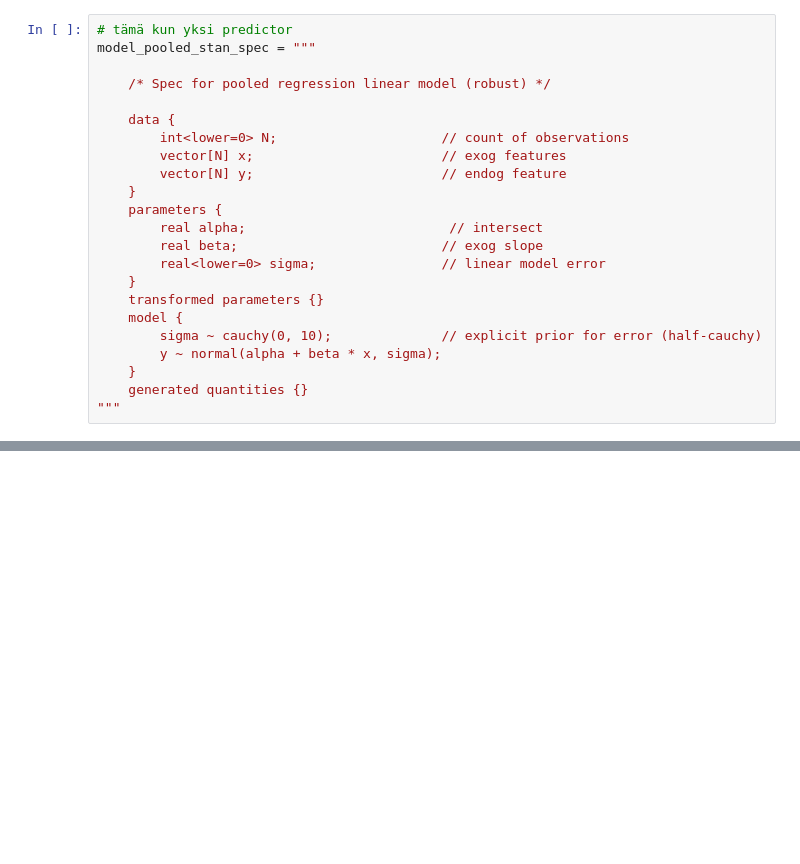
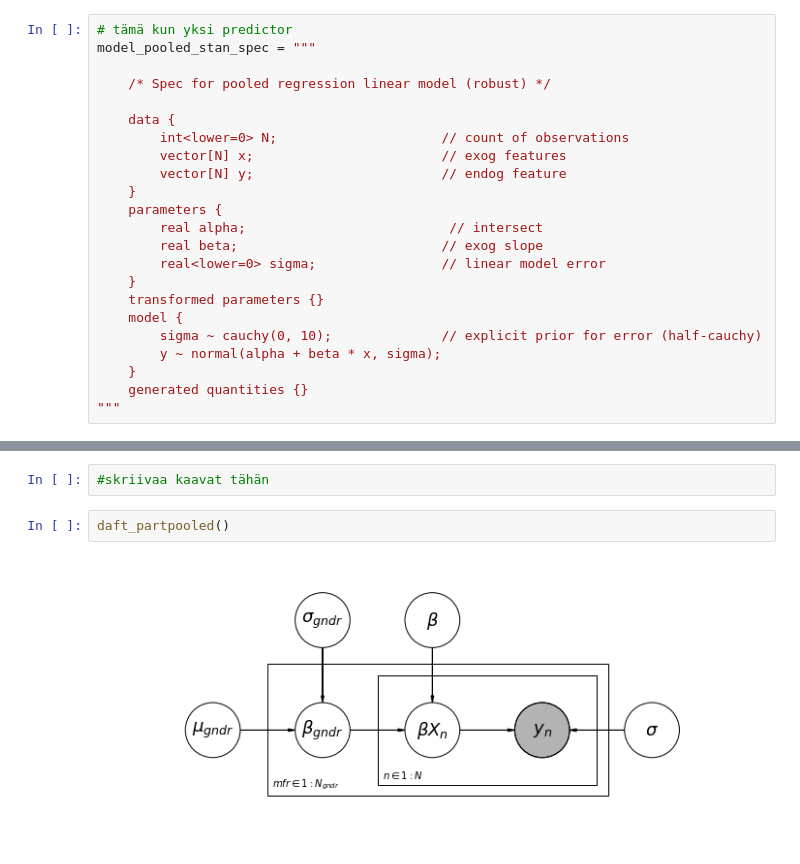
Before and after one commit to alesalloum/BDA-project2019, a Jupyter notebook: BDA_main_notebook.ipynb, the cells around one changed output, grey strips where cells are left out. Cells and saved outputs as stored; diff of their text form; blank space fills up the shorter version.

```diff
--- a/BDA_main_notebook.ipynb
+++ b/BDA_main_notebook.ipynb
@@ -104,0 +174,6 @@ DistutilsPlatformError: Unable to find vcvarsall.bat
+# %%
+#skriivaa kaavat tähän
+# %%
+daft_partpooled()
+# %% [output]
+[figure, added]
```
Also changed, not shown: parts of 24 cells of this notebook.
